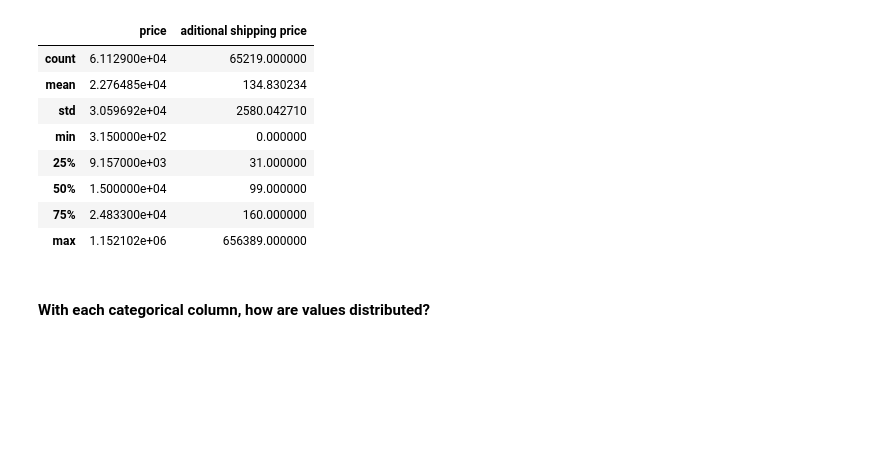
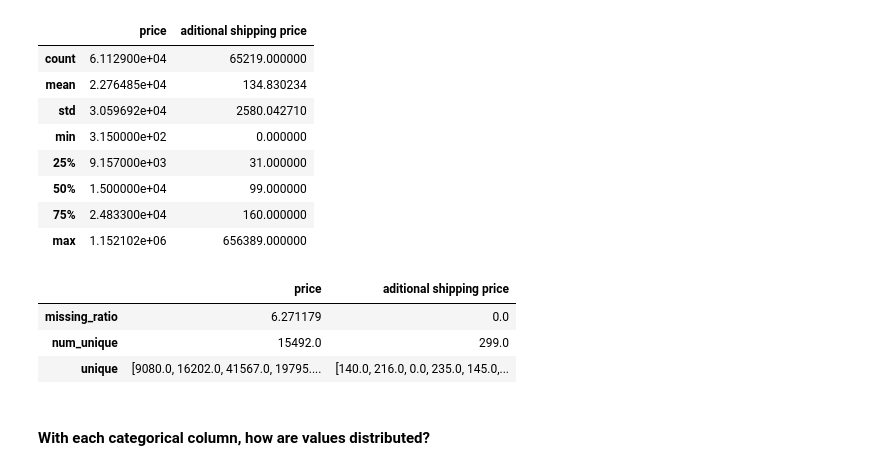
Before and after one commit to baonhat1802/Project-Programming-DS, a Jupyter notebook: Project/20127058_20127603.ipynb, the cells around one changed output. Cells and saved outputs as stored; diff of their text form; code cells hidden in the pictures; blank space fills up the shorter version.

```diff
--- a/Project/20127058_20127603.ipynb
+++ b/Project/20127058_20127603.ipynb
@@ -165,3 +167,16 @@ dtype: float64
+# %%
+def describe__(df):
+    res_df = pd.DataFrame(columns=[df.columns])
+
+    try:
+        res_df.loc['missing_ratio'] = np.asarray(missing_percentages[df.columns])
+    except:
+        res_df.loc['missing_ratio'] = np.asarray((df.isna()).sum() / df.shape[0] * 100)
+
+    res_df.loc['num_unique'] = np.asarray(df.nunique())
+    res_df.loc['unique'] = np.asarray([df[col].unique() for col in df], dtype=object)
+
+    return res_df
 # %% [markdown]
 Describe
 # %%
@@ -176,6 +191,13 @@ numerical_cols.describe()
 | 50% | 1.500000e+04 | 99.000000 |
 | 75% | 2.483300e+04 | 160.000000 |
 | max | 1.152102e+06 | 656389.000000 |
+# %%
+describe__(numerical_cols)
+# %% [output]
+|  | price | aditional shipping price |
+| missing_ratio | 6.271179 | 0.0 |
+| num_unique | 15492.0 | 299.0 |
+| unique | [9080.0, 16202.0, 41567.0, 19795.... | [140.0, 216.0, 0.0, 235.0, 145.0,... |
 # %% [markdown]
 #### With each categorical column, how are values distributed?
 # %%
```
Also changed, not shown: parts of 12 cells of this notebook.
